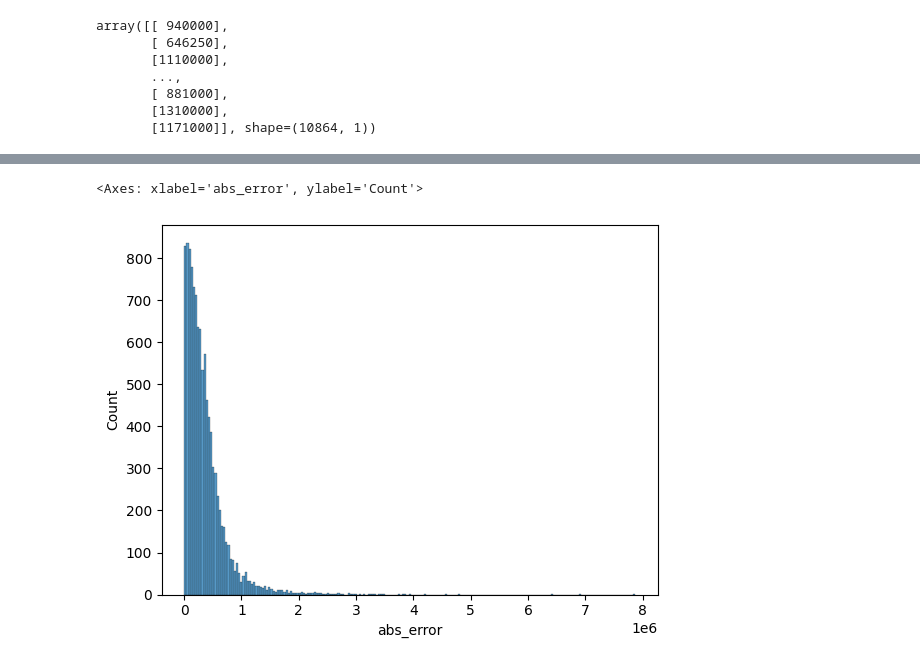
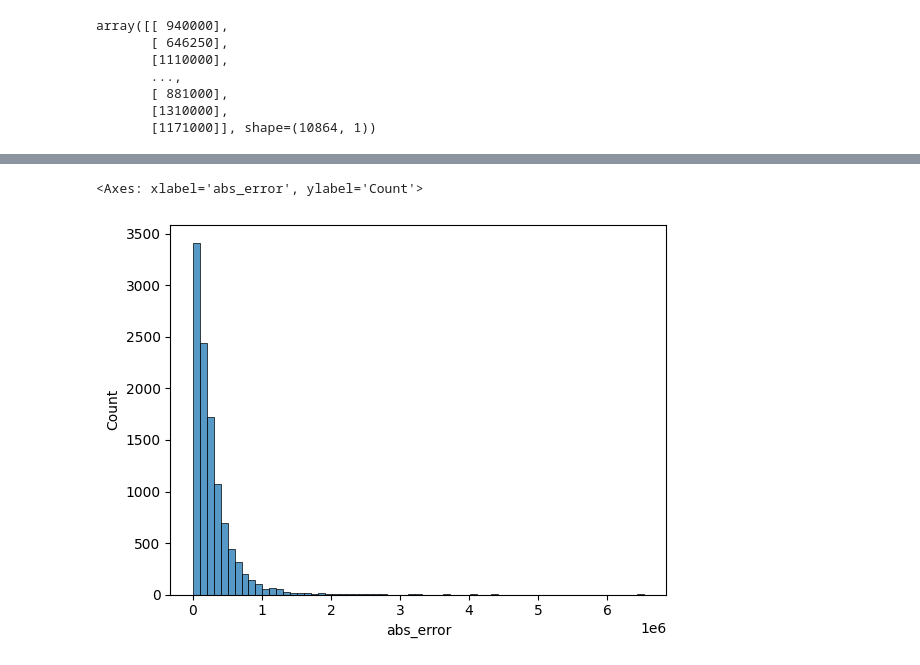
Before and after one commit to czammar/ai_programming_foundations, a Jupyter notebook: notebooks/05a_train_ml_model.ipynb, the cells around one changed output, grey strips where cells are left out. Drawn from its saved outputs; the diff is of its cells as text; code cells hidden in the pictures.

```diff
--- a/notebooks/05a_train_ml_model.ipynb
+++ b/notebooks/05a_train_ml_model.ipynb
@@ -144,11 +256,12 @@ eval_res
 # %%
 sns.histplot(
     eval_res,
-    x="abs_error"
+    x="abs_error",
+    binwidth=100_000
 )
 # %% [output]
 <Axes: xlabel='abs_error', ylabel='Count'>
-[figure, old version]
+[figure, new version]
 # %%
 eval_res.query("abs_error < 2000").shape
 # %% [output]
```
Also changed, not shown: parts of 27 cells of this notebook.
